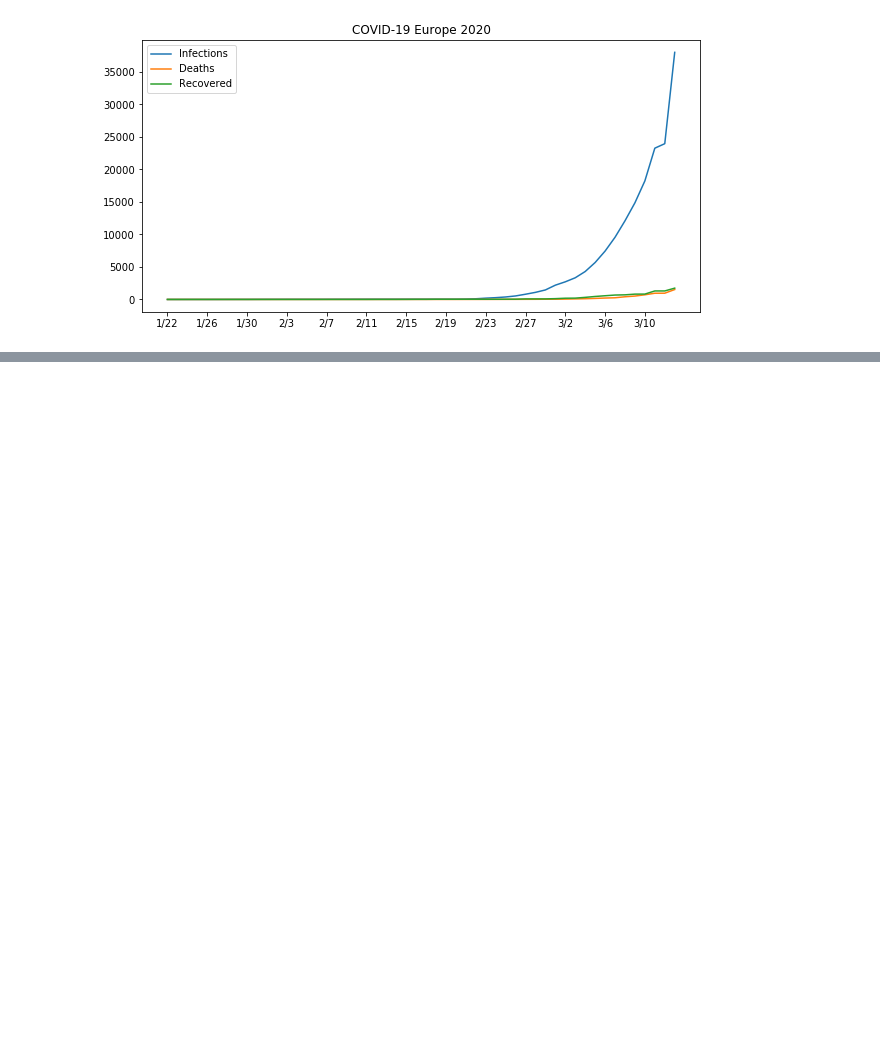
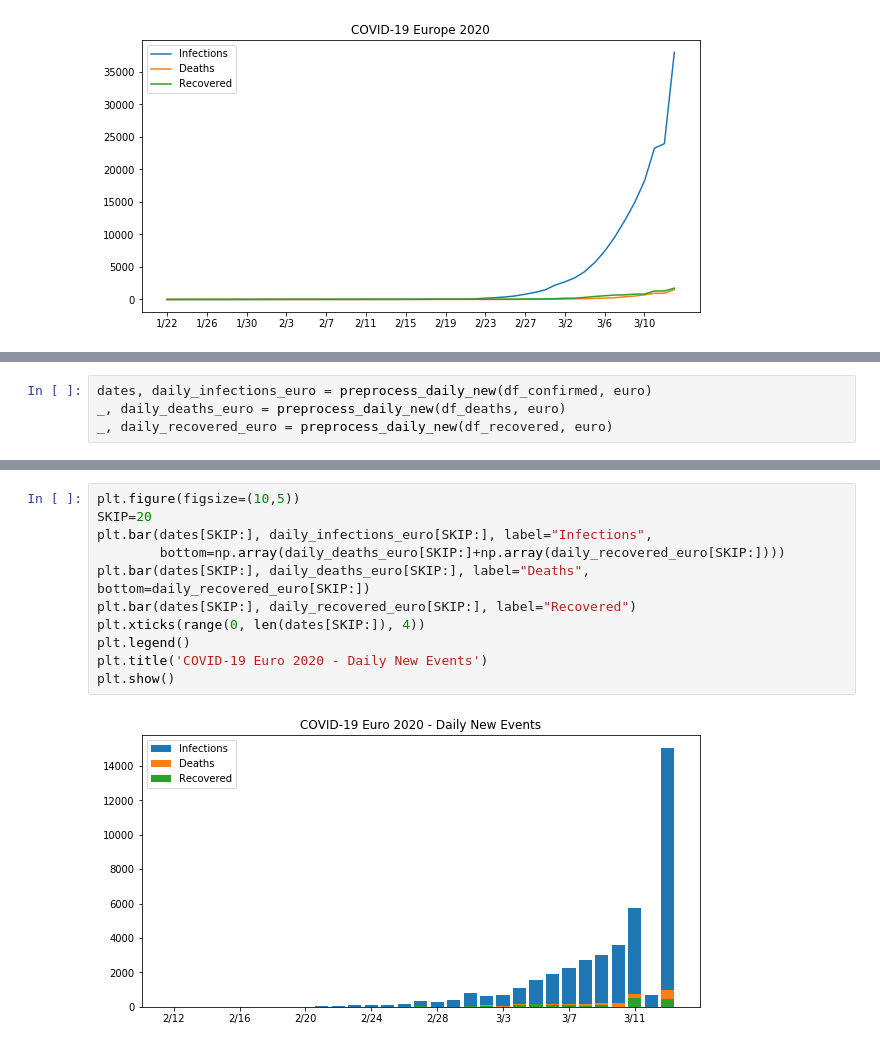
Before and after one commit to UncleGedd/COVID19-EDA, a Jupyter notebook: COVID-19 Viz.ipynb, the cells around one changed output, grey strips where cells are left out. Cells and saved outputs as stored; diff of their text form; blank space fills up the shorter version.

```diff
--- a/COVID-19 Viz.ipynb
+++ b/COVID-19 Viz.ipynb
@@ -102,0 +152,4 @@ plt.show()
+# %%
+dates, daily_infections_euro = preprocess_daily_new(df_confirmed, euro)
+_, daily_deaths_euro = preprocess_daily_new(df_deaths, euro)
+_, daily_recovered_euro = preprocess_daily_new(df_recovered, euro)
@@ -102,0 +166,13 @@ plt.show()
+# %%
+plt.figure(figsize=(10,5))
+SKIP=20
+plt.bar(dates[SKIP:], daily_infections_euro[SKIP:], label="Infections",
+        bottom=np.array(daily_deaths_euro[SKIP:]+np.array(daily_recovered_euro[SKIP:])))
+plt.bar(dates[SKIP:], daily_deaths_euro[SKIP:], label="Deaths", bottom=daily_recovered_euro[SKIP:])
+plt.bar(dates[SKIP:], daily_recovered_euro[SKIP:], label="Recovered")
+plt.xticks(range(0, len(dates[SKIP:]), 4))
+plt.legend()
+plt.title('COVID-19 Euro 2020 - Daily New Events')
+plt.show()
+# %% [output]
+[figure, added]
```
Also changed, not shown: parts of 11 cells of this notebook.
